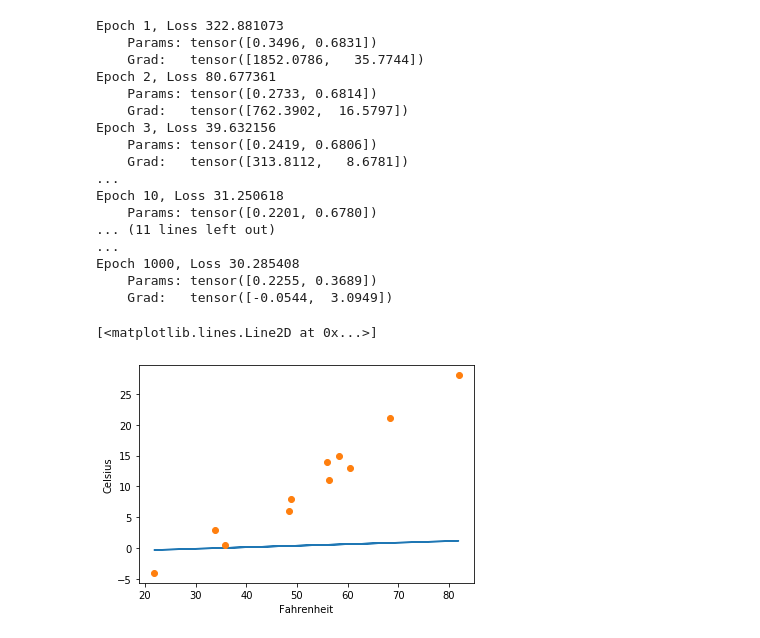
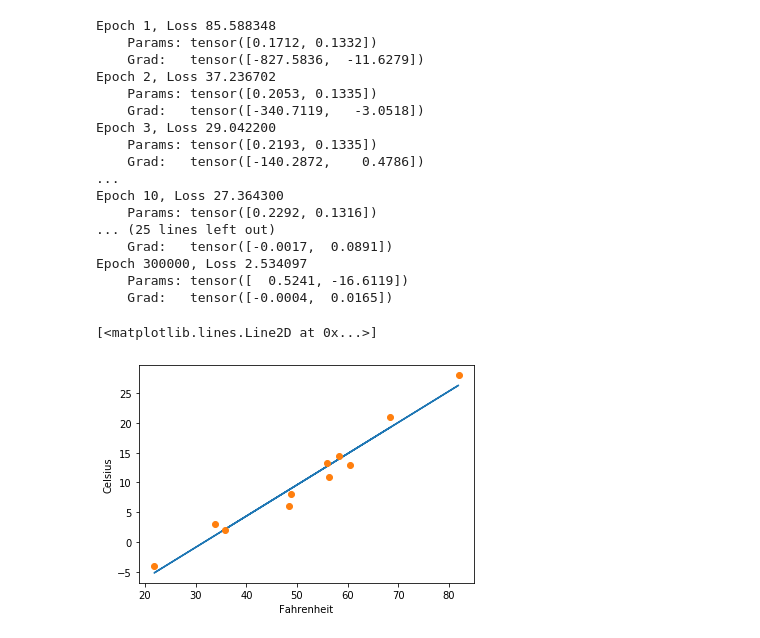
Before and after one commit to obulpathi/intro-to-ai, a Jupyter notebook: 2_learning/1_estimation.ipynb, the cells around one changed output. Saved outputs shown, nothing was run; the diff lists cells and outputs as text; code cells hidden in the pictures.

Commit message:
Parameter Learning

```diff
--- a/2_learning/1_estimation.ipynb
+++ b/2_learning/1_estimation.ipynb
@@ -3,6 +6,6 @@ import torch
 # %%
 x = [35.7, 55.9, 58.2, 81.9, 56.3, 48.9, 33.9, 21.8, 48.4, 60.4, 68.4]
-y = [0.5,  14.0, 15.0, 28.0, 11.0,  8.0,  3.0, -4.0,  6.0, 13.0, 21.0]
+y = [2.05,  13.27, 14.5, 28.0, 11.0,  8.0,  3.0, -4.0,  6.0, 13.0, 21.0]
 # %%
 x = torch.tensor(x)
 y = torch.tensor(y)
@@ -89,39 +93,38 @@ def training_loop(n_epochs, learning_rate, params, x, y):
 
         params = params - learning_rate * grad
 
-        if epoch in {1, 2, 3, 10, 11, 99, 100, 1000}:
+        if epoch in {1, 2, 3, 10, 11, 99, 100, 1000, 10000, 100000, 200000, 300000, 400000, 500000}:
             print('Epoch %d, Loss %f' % (epoch, float(loss)))
             print('    Params:', params)
             print('    Grad:  ', grad)
-        if epoch in {4, 12, 101}:
+        if epoch in {4, 12, 101, 1001, 10001}:
             print('...')
 
         if not torch.isfinite(loss).all():
             break
-
     return params
 # %%
 params = training_loop(
-    n_epochs = 5000,
+    n_epochs = 300001,
     learning_rate = 1e-4,
     params = torch.rand(2),
     x = x,
     y = y)
 # %% [output]
-Epoch 1, Loss 322.881073
-    Params: tensor([0.3496, 0.6831])
-    Grad:   tensor([1852.0786,   35.7744])
-Epoch 2, Loss 80.677361
-    Params: tensor([0.2733, 0.6814])
-    Grad:   tensor([762.3902,  16.5797])
-Epoch 3, Loss 39.632156
-    Params: tensor([0.2419, 0.6806])
-    Grad:   tensor([313.8112,   8.6781])
+Epoch 1, Loss 85.588348
+    Params: tensor([0.1712, 0.1332])
+    Grad:   tensor([-827.5836,  -11.6279])
+Epoch 2, Loss 37.236702
+    Params: tensor([0.2053, 0.1335])
+    Grad:   tensor([-340.7119,   -3.0518])
+Epoch 3, Loss 29.042200
+    Params: tensor([0.2193, 0.1335])
+    Grad:   tensor([-140.2872,    0.4786])
 ...
-Epoch 10, Loss 31.250618
-    Params: tensor([0.2201, 0.6780])
-... (11 lines left out)
-...
-Epoch 1000, Loss 30.285408
-    Params: tensor([0.2255, 0.3689])
-    Grad:   tensor([-0.0544,  3.0949])
+Epoch 10, Loss 27.364300
+    Params: tensor([0.2292, 0.1316])
+... (25 lines left out)
+    Grad:   tensor([-0.0017,  0.0891])
+Epoch 300000, Loss 2.534097
+    Params: tensor([  0.5241, -16.6119])
+    Grad:   tensor([-0.0004,  0.0165])
@@ -130,16 +131,16 @@ xn = 0.1 * x
 # %%
 import numpy
 import matplotlib
 %matplotlib inline
 from matplotlib import pyplot as plt
 
-ŷ = model(xn, *params)  # <1>
+ŷ = model(x, *params)  # <1>
 
 fig = plt.figure()
 plt.xlabel("Fahrenheit")
 plt.ylabel("Celsius")
 plt.plot(x.numpy(), ŷ.detach().numpy()) # <2>
 plt.plot(x.numpy(), y.numpy(), 'o')
 # %% [output]
 [<matplotlib.lines.Line2D at 0x...>]
-[figure, old version]
+[figure, new version]
```
Also changed, not shown: parts of 10 cells of this notebook.
